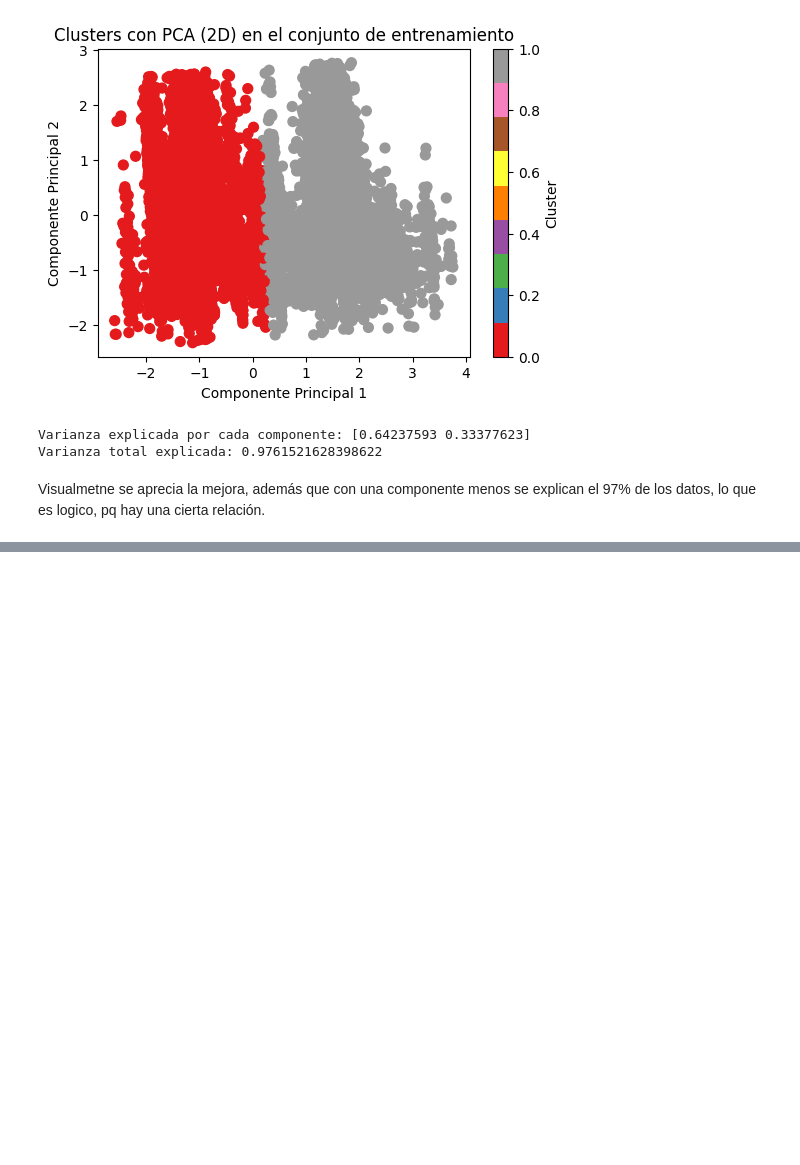
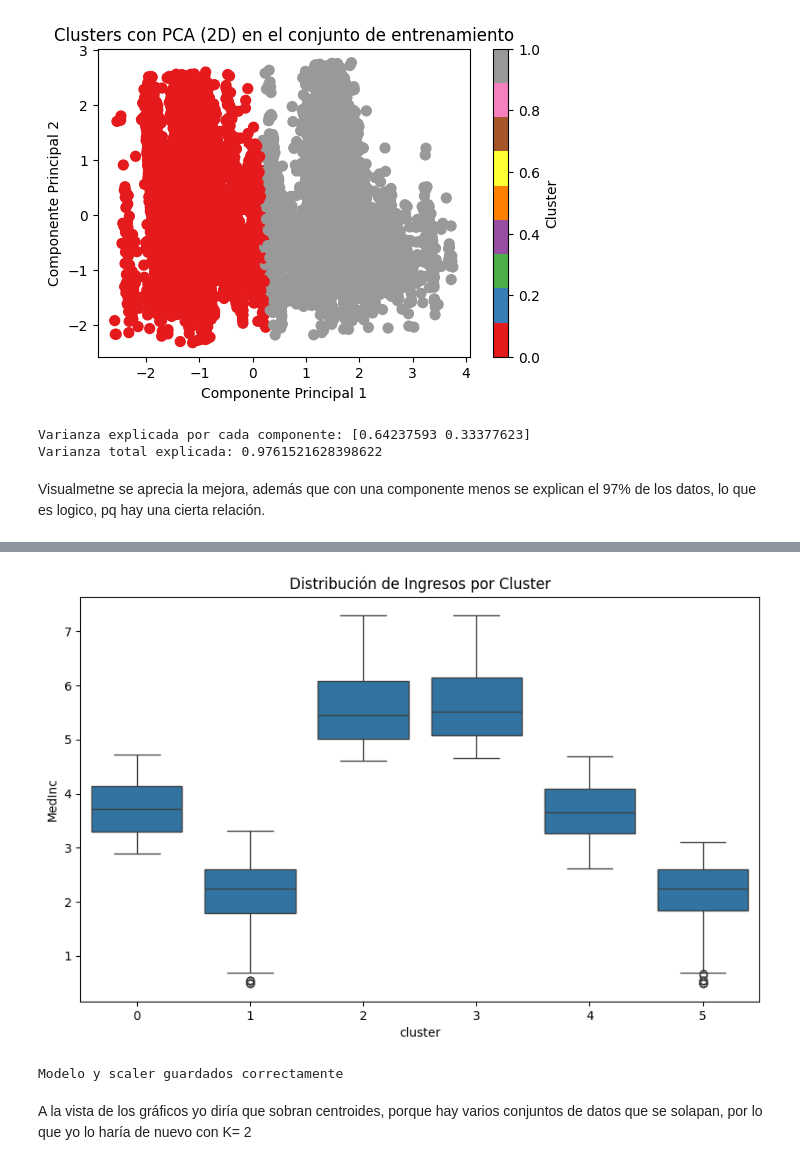
Before and after one commit to 4GeeksAcademy/Finarosalina_K_Medias_ML_no_supe, a Jupyter notebook: src/explore.ipynb, the cells around one changed output, grey strips where cells are left out. Saved outputs shown, nothing was run; the diff lists cells and outputs as text; code cells hidden in the pictures; blank space fills up the shorter version.

```diff
--- a/src/explore.ipynb
+++ b/src/explore.ipynb
@@ -196,0 +280,20 @@ Silhouette Score para el conjunto de prueba: 0.5421498507375512
+# %%
+# Análisis de ingresos por cluster
+import seaborn as sns
+
+plt.figure(figsize=(10, 6))
+sns.boxplot(x='cluster', y='MedInc', data=X_train)
+plt.title('Distribución de Ingresos por Cluster')
+plt.show()
+# %% [output]
+[figure, added]
+# %%
+import joblib
+
+joblib.dump(kmeans_6, 'kmeans_6_model.pkl')
+joblib.dump(scaler, 'scaler.pkl')
+# %% [output]
+Modelo y scaler guardados correctamente
+# %% [markdown]
+
+A la vista de los gráficos yo diría que sobran centroides, porque hay varios conjuntos de datos que se solapan, por lo que yo lo haría de nuevo con K= 2
```
Also changed, not shown: parts of 8 cells of this notebook, 4 other files.
